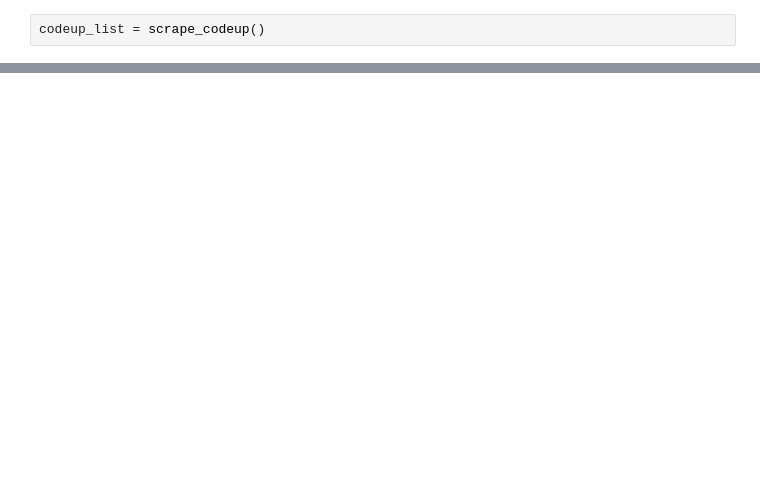
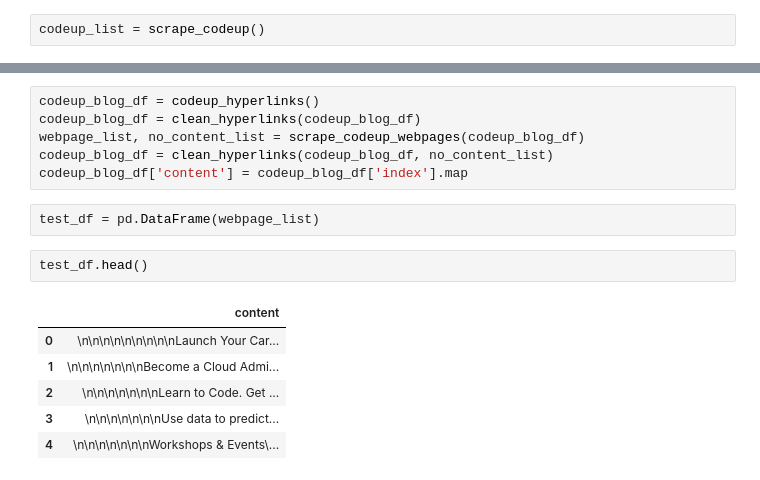
Before and after one commit to jcrosenberger/natural_language_processing_exercises, a Jupyter notebook: acquire.ipynb, the cells around one changed output, grey strips where cells are left out. Saved outputs shown, nothing was run; the diff lists cells and outputs as text; blank space fills up the shorter version.

```diff
--- a/acquire.ipynb
+++ b/acquire.ipynb
@@ -449,0 +473,17 @@ KeyError: 'content'
+# %%
+codeup_blog_df = codeup_hyperlinks()
+codeup_blog_df = clean_hyperlinks(codeup_blog_df)
+webpage_list, no_content_list = scrape_codeup_webpages(codeup_blog_df)
+codeup_blog_df = clean_hyperlinks(codeup_blog_df, no_content_list)
+codeup_blog_df['content'] = codeup_blog_df['index'].map
+# %%
+test_df = pd.DataFrame(webpage_list)
+# %%
+test_df.head()
+# %% [output]
+|  | content |
+| 0 | \n\n\n\n\n\n\n\n\nLaunch Your Car... |
+| 1 | \n\n\n\n\n\n\nBecome a Cloud Admi... |
+| 2 | \n\n\n\n\n\n\nLearn to Code. Get ... |
+| 3 | \n\n\n\n\n\n\nUse data to predict... |
+| 4 | \n\n\n\n\n\n\nWorkshops & Events\... |
```
Also changed, not shown: parts of 42 cells of this notebook.
